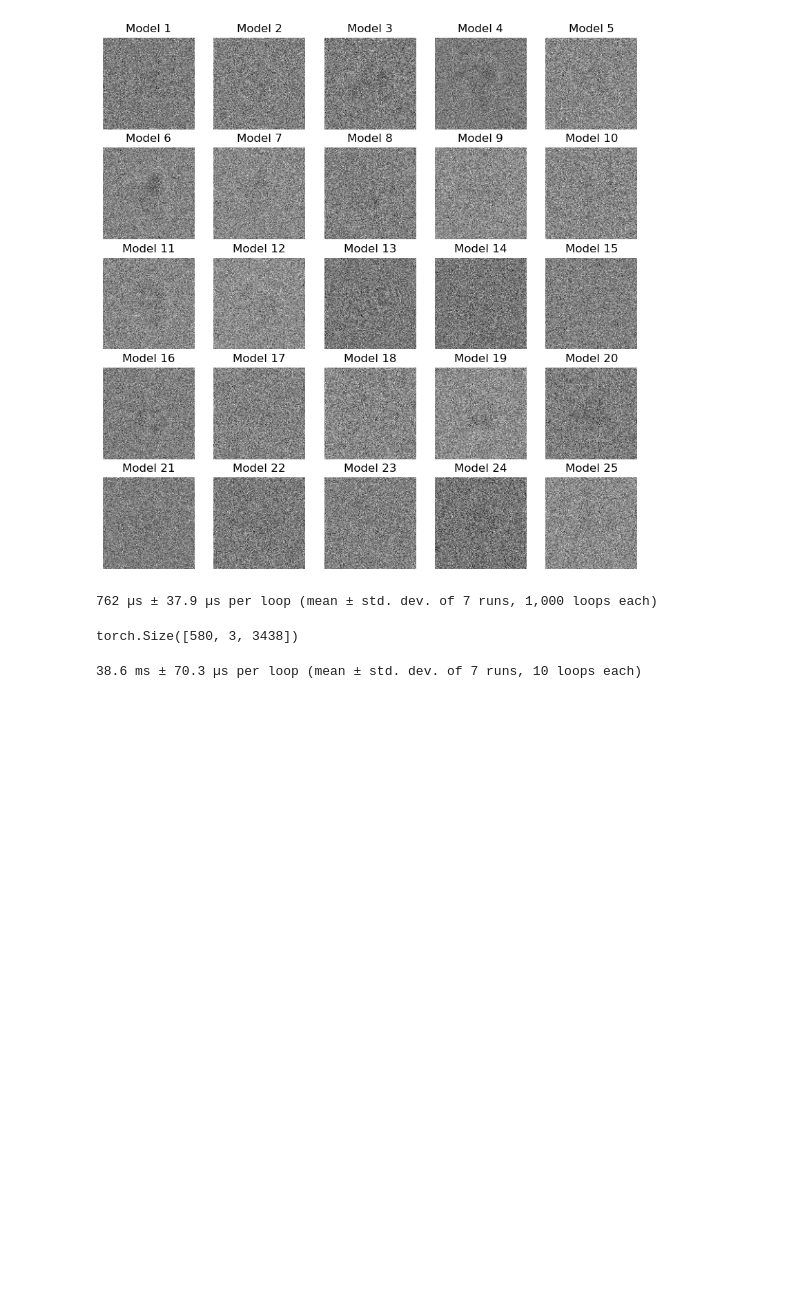
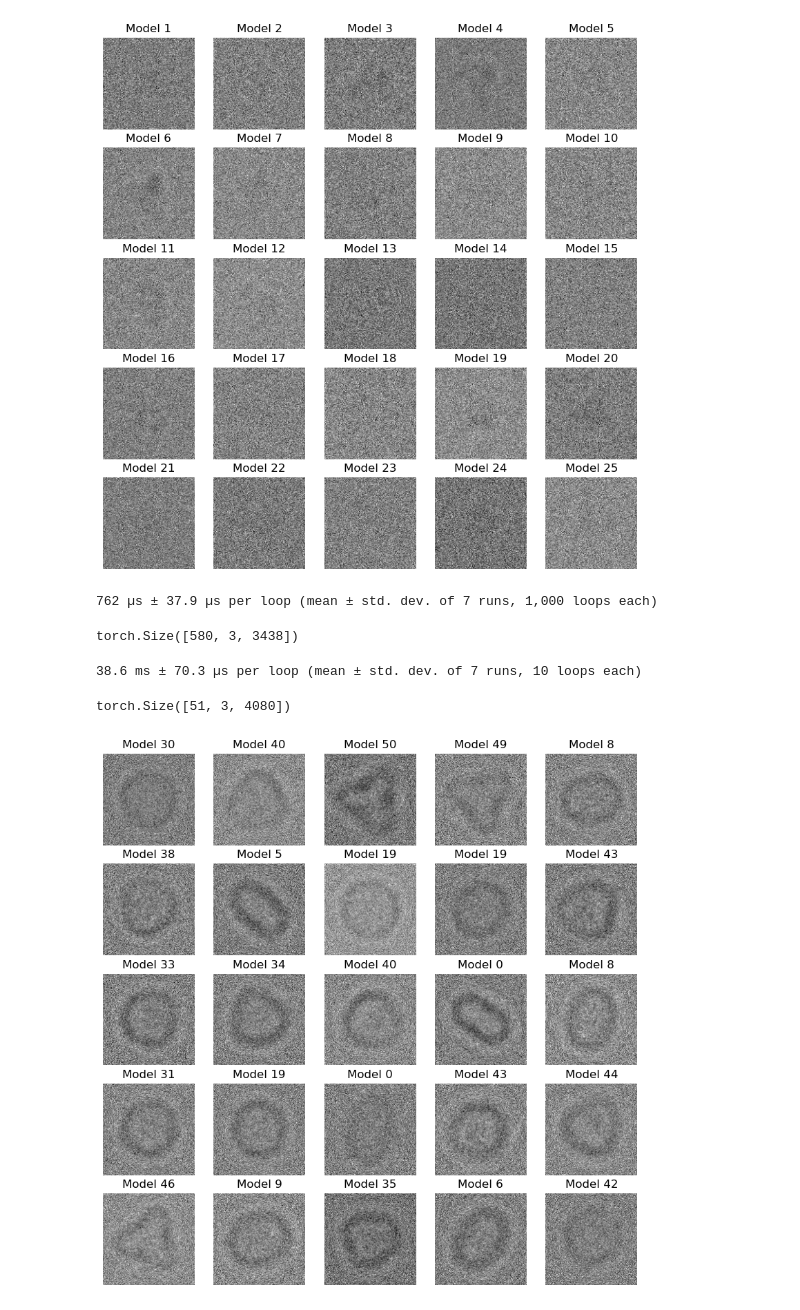
Before and after one commit to flatironinstitute/cryoSBI, a Jupyter notebook: notebooks/Untitled.ipynb, the cells around one changed output. Drawn from its saved outputs; the diff is of its cells as text; code cells hidden in the pictures; blank space fills up the shorter version.

Commit message:
debugging gpu simulator

```diff
--- a/notebooks/Untitled.ipynb
+++ b/notebooks/Untitled.ipynb
@@ -498,0 +523,22 @@ for i in range(1, 20):
+# %%
+image_config["SNR"] = [0.1, 0.1]
+# %%
+models = (
+    torch.from_numpy(
+        np.load("../../ceph/apoferritin/normal_mode_analysis/apo_models.npy"),
+    )
+    .to(device)
+    .to(torch.float32)#[:, 0]
+)
+# %%
+models.shape
+# %% [output]
+torch.Size([51, 3, 4080])
+# %%
+image_prior = get_image_priors(len(models) - 1, image_config, device="cpu")
+num_pixels = torch.tensor(
+    image_config["N_PIXELS"], dtype=torch.float32, device=device
+)
+pixel_size = torch.tensor(
+    image_config["PIXEL_SIZE"], dtype=torch.float32, device=device
+)
@@ -498,0 +547,23 @@ for i in range(1, 20):
+# %%
+parameters = image_prior.sample((100,))
+indices, quaternions, sigma, defocus, b_factor, amp, snr = parameters
+images = cryo_em_simulator(
+    models,
+    indices.to(device, non_blocking=True),
+    quaternions.to(device, non_blocking=True),
+    sigma.to(device, non_blocking=True),
+    defocus.to(device, non_blocking=True),
+    b_factor.to(device, non_blocking=True),
+    amp.to(device, non_blocking=True),
+    snr.to(device, non_blocking=True),
+    num_pixels,
+    pixel_size,
+)
+# %%
+fig, axes = plt.subplots(5, 5, figsize=(10, 10))
+for i, ax in enumerate(axes.flatten()):
+    ax.imshow(images[i].cpu().numpy(), cmap="gray")
+    ax.axis("off")
+    ax.set_title(f"Model {indices[i].round().int().item()}")
+# %% [output]
+[figure, added]
```
Also changed, not shown: parts of 8 cells of this notebook, 2 other files.
